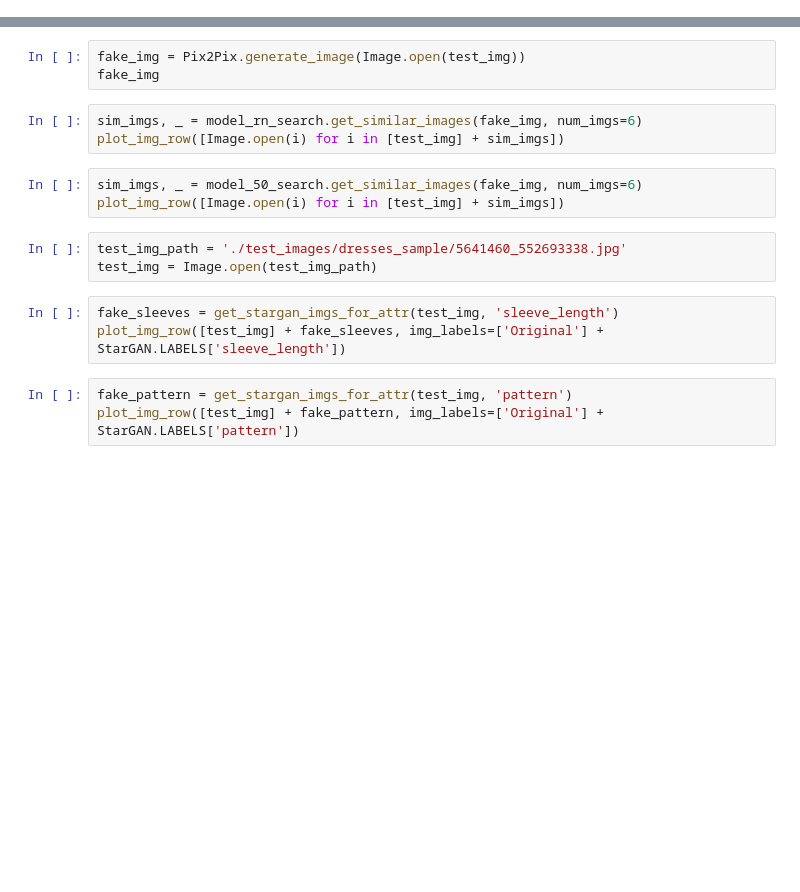
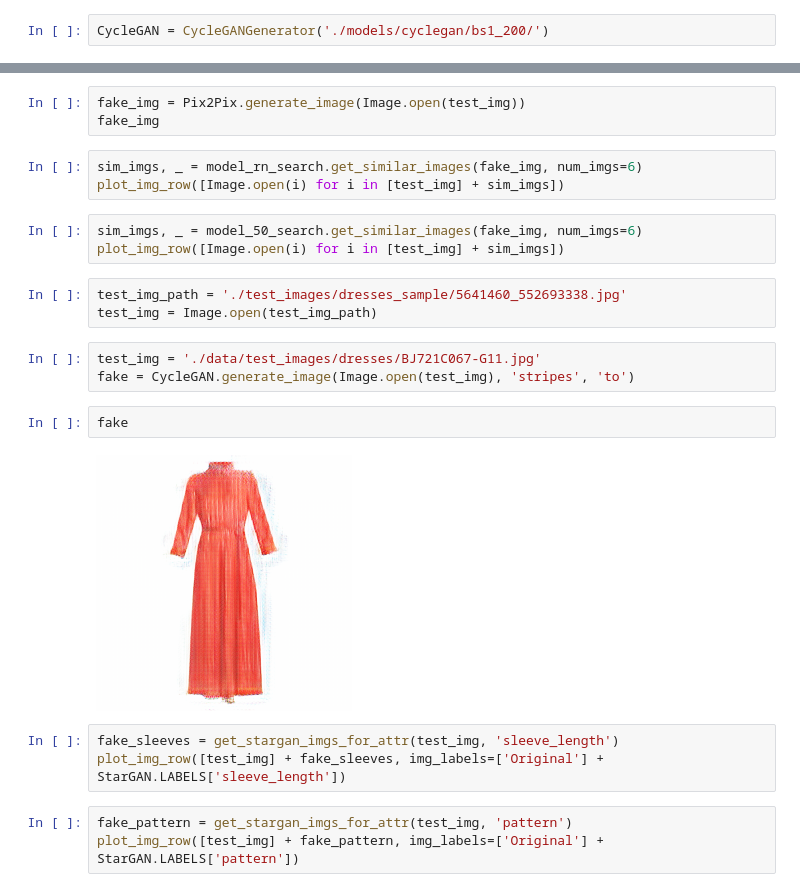
Before and after one commit to sonynka/fashion_gan, a Jupyter notebook: GANsearch_pipeline.ipynb, the cells around one changed output, grey strips where cells are left out. Cells and saved outputs as stored; diff of their text form; blank space fills up the shorter version.

Commit message:
add cyclegan

```diff
--- a/GANsearch_pipeline.ipynb
+++ b/GANsearch_pipeline.ipynb
@@ -17,3 +19,5 @@ warnings.filterwarnings('ignore')
 StarGAN = StarGAN_generator('./models/stargan/')
 # %% [output]
 Couldn't find model ./models/stargan/pattern.pth
+# %%
+CycleGAN = CycleGANGenerator('./models/cyclegan/bs1_200/')
@@ -88,6 +151,13 @@ plot_img_row([Image.open(i) for i in [test_img] + sim_imgs])
 # %%
 test_img_path = './test_images/dresses_sample/5641460_552693338.jpg'
 test_img = Image.open(test_img_path)
+# %%
+test_img = './data/test_images/dresses/BJ721C067-G11.jpg'
+fake = CycleGAN.generate_image(Image.open(test_img), 'stripes', 'to')
+# %%
+fake
+# %% [output]
+[figure, added]
 # %%
 fake_sleeves = get_stargan_imgs_for_attr(test_img, 'sleeve_length')
 plot_img_row([test_img] + fake_sleeves, img_labels=['Original'] + StarGAN.LABELS['sleeve_length'])
```
Also changed, not shown: parts of 11 cells of this notebook, 2 other files.
